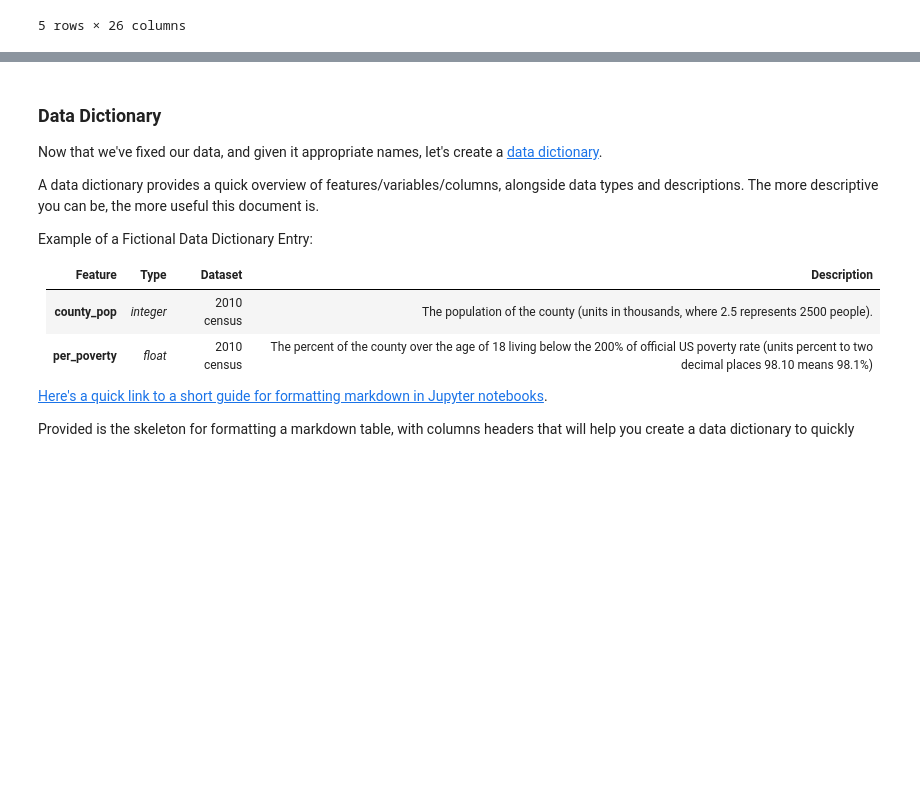
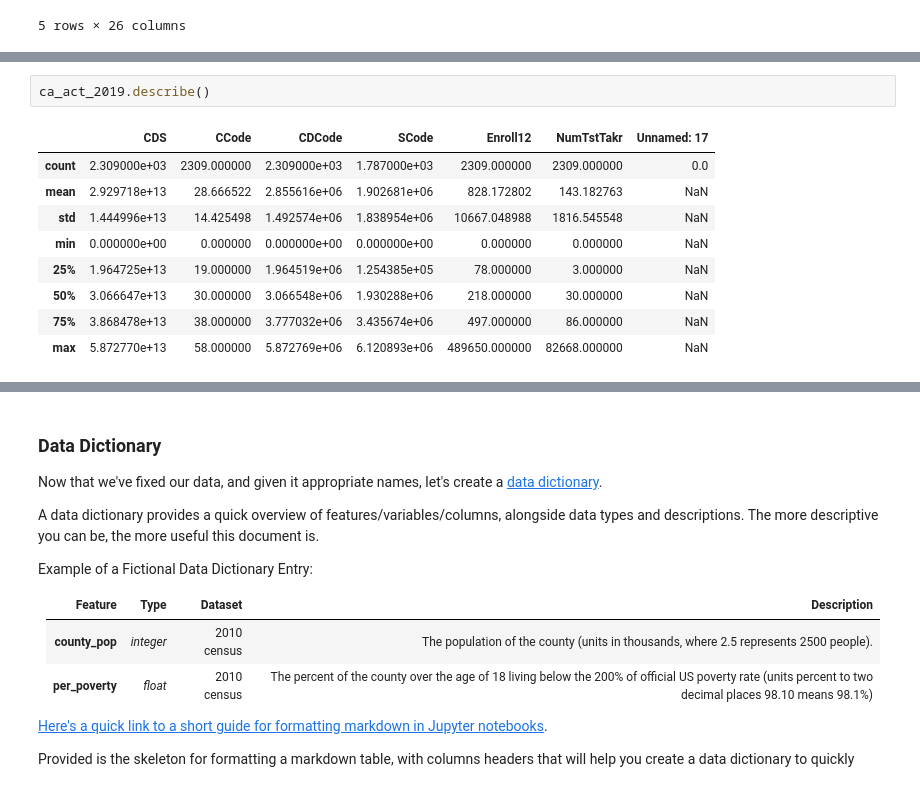
Before and after one commit to vivekbavda/Projects, a Jupyter notebook: code/starter-code.ipynb, the cells around one changed output, grey strips where cells are left out. Drawn from its saved outputs; the diff is of its cells as text; blank space fills up the shorter version.

```diff
--- a/code/starter-code.ipynb
+++ b/code/starter-code.ipynb
@@ -203,3 +196,15 @@ ca_act_2019.head()
 | 2 | 1.563776e+13 | 15.0 | 1563776.0 | 1530377.0 | S | Abraham Lincoln Alternative | Southern Kern Unified | Kern | 18.0 | 0.0 | ... |
 | 3 | 4.369666e+13 | 43.0 | 4369666.0 | 4333795.0 | S | Abraham Lincoln High | San Jose Unified | Santa Clara | 463.0 | 53.0 | ... |
 | 4 | 1.964733e+13 | 19.0 | 1964733.0 | 1935121.0 | S | Abraham Lincoln Senior High | Los Angeles Unified | Los Angeles | 226.0 | 19.0 | ... |
+# %%
+ca_act_2019.describe()
+# %% [output]
+|  | CDS | CCode | CDCode | SCode | Enroll12 | NumTstTakr | Unnamed: 17 |
+| count | 2.309000e+03 | 2309.000000 | 2.309000e+03 | 1.787000e+03 | 2309.000000 | 2309.000000 | 0.0 |
+| mean | 2.929718e+13 | 28.666522 | 2.855616e+06 | 1.902681e+06 | 828.172802 | 143.182763 | NaN |
+| std | 1.444996e+13 | 14.425498 | 1.492574e+06 | 1.838954e+06 | 10667.048988 | 1816.545548 | NaN |
+| min | 0.000000e+00 | 0.000000 | 0.000000e+00 | 0.000000e+00 | 0.000000 | 0.000000 | NaN |
+| 25% | 1.964725e+13 | 19.000000 | 1.964519e+06 | 1.254385e+05 | 78.000000 | 3.000000 | NaN |
+| 50% | 3.066647e+13 | 30.000000 | 3.066548e+06 | 1.930288e+06 | 218.000000 | 30.000000 | NaN |
+| 75% | 3.868478e+13 | 38.000000 | 3.777032e+06 | 3.435674e+06 | 497.000000 | 86.000000 | NaN |
+| max | 5.872770e+13 | 58.000000 | 5.872769e+06 | 6.120893e+06 | 489650.000000 | 82668.000000 | NaN |
```
Also changed, not shown: parts of 17 cells of this notebook.
